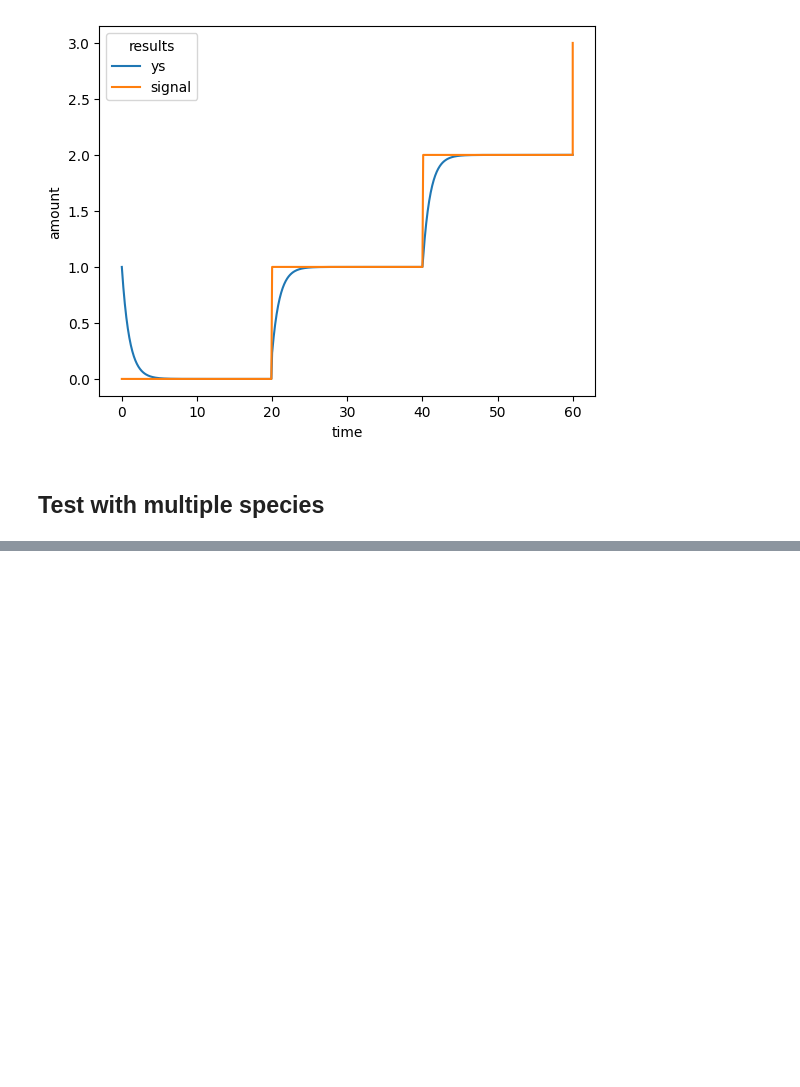
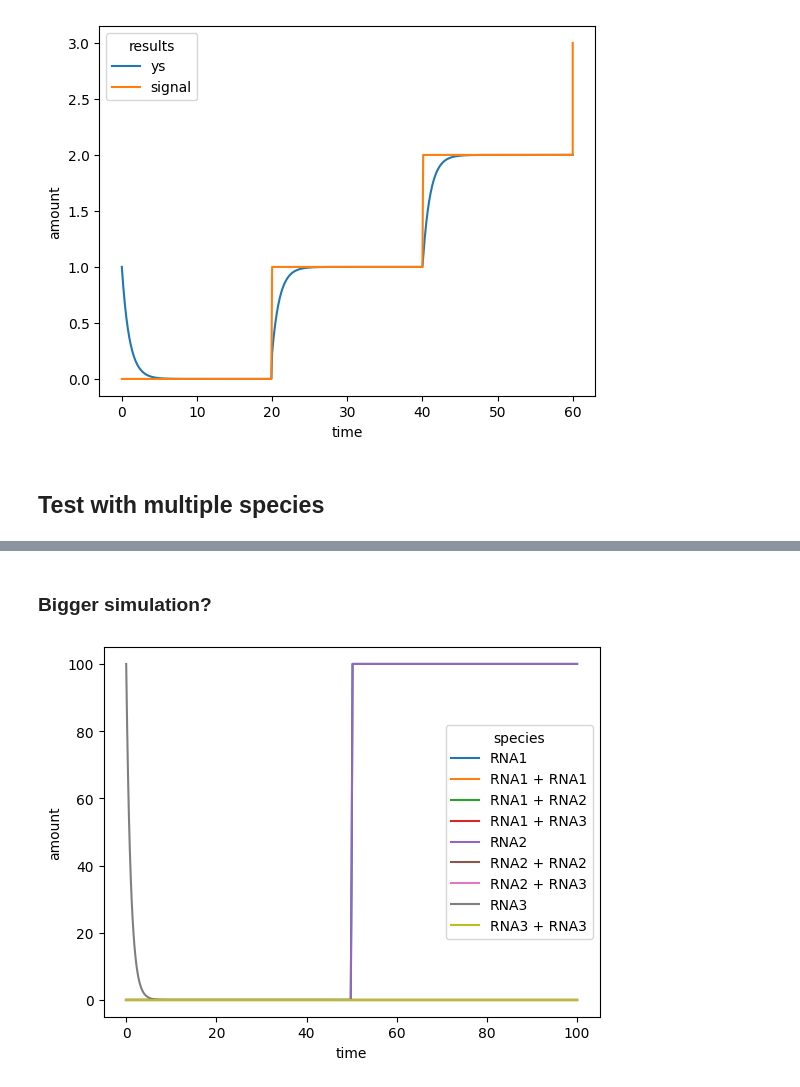
Before and after one commit to Steel-Lab-Oxford/core-bioreaction-simulation, a Jupyter notebook: notebooks/test_signal.ipynb, the cells around one changed output, grey strips where cells are left out. Drawn from its saved outputs; the diff is of its cells as text; code cells hidden in the pictures; blank space fills up the shorter version.

```diff
--- a/notebooks/test_signal.ipynb
+++ b/notebooks/test_signal.ipynb
@@ -103,0 +109,18 @@ plt.savefig('signals.png')
+# %% [markdown]
+### Bigger simulation?
+# %%
+t0, t1, dt0 = 0, 100, 0.2
+
+signal = partial(step_function, total_time=t1, step_num=2, dt=dt0, target=100)
+term = dfx.ODETerm(partial(fbioreaction, x=signal, signal_onehot=signal_onehot))
+solver = dfx.Tsit5()
+saveat = dfx.SaveAt(t0=True, t1=True, steps=True)
+
+sim_result = dfx.diffeqsolve(term, solver, t0=t0, t1=t1, dt0=dt0,
+    y0=qreactions.quantities * signal_onehot, saveat=saveat, max_steps=16**4)
+# %%
+ys = sim_result.ys[:len(sim_result.ts) - sum(sim_result.ts == np.inf)]
+ts = sim_result.ts[:len(sim_result.ts) - sum(sim_result.ts == np.inf)]
+make_sns_vis(model, sim_result)
+# %% [output]
+[figure, added]
```
Also changed, not shown: parts of 3 cells of this notebook, 2 other files.
